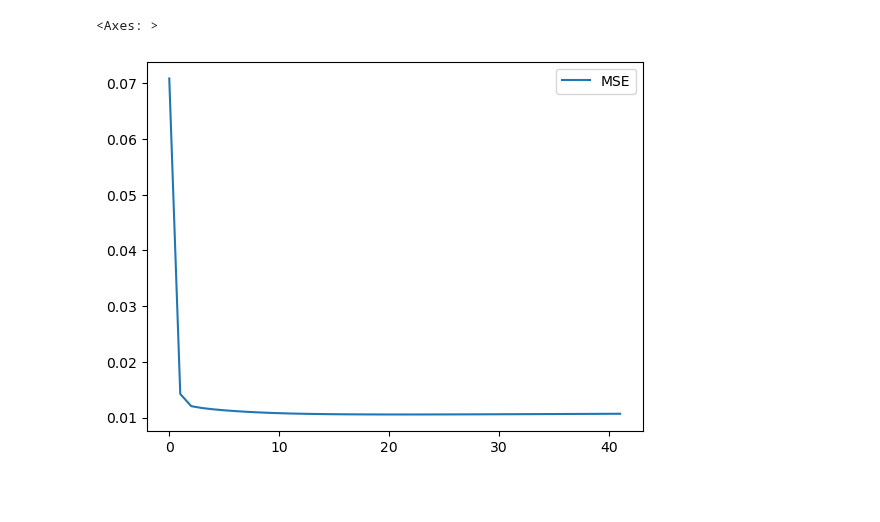
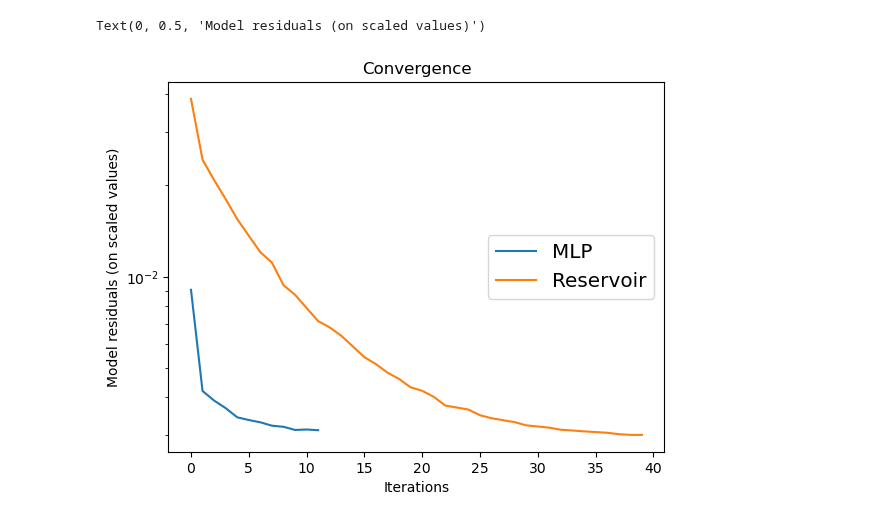
Before and after one commit to FrankwaP/subSISTM, a Jupyter notebook: models/mixedML/mixed_ml/main.ipynb, the cells around one changed output. Cells and saved outputs as stored; diff of their text form; code cells hidden in the pictures; blank space fills up the shorter version.

Commit message:
update for training

```diff
--- a/models/mixedML/mixed_ml/main.ipynb
+++ b/models/mixedML/mixed_ml/main.ipynb
@@ -16 +34,4 @@ data[all_labels_but_x8] = RobustScaler().fit_transform(data[all_labels_but_x8])
+# %%
+model_rpy = Reservoir(units=50) >> Ridge(ridge=1e-3)
+mixed_ml_rpy = MixedMLEstimator(model_rpy, recurrent_model=True)
 # %% [markdown]
@@ -18,3 +41,14 @@ data[all_labels_but_x8] = RobustScaler().fit_transform(data[all_labels_but_x8])
 # %%
 X_LABELS = ["x2_x5", "x4_x7", "x6_x8"]
 Y_LABEL = "y_mixed_obs"
+
+scaler_x = RobustScaler()
+scaler_y = RobustScaler()
+
+data_train_scaled = data_train[[SERIES, TSTEPS]].copy()
+data_train_scaled[X_LABELS] = scaler_x.fit_transform(data_train[X_LABELS])
+data_train_scaled[[Y_LABEL]] = scaler_y.fit_transform(data_train[[Y_LABEL]])
+
+data_test_scaled = data_test[[SERIES, TSTEPS]].copy()
+data_test_scaled[X_LABELS] = scaler_x.transform(data_test[X_LABELS])
+data_test_scaled[[Y_LABEL]] = scaler_y.transform(data_test[[Y_LABEL]])
@@ -43,0 +55,4 @@ data
+# %%
+results_mlp = mixed_ml_mlp.fit(data_train_scaled,
+                               n_iter_improve=2,
+                               min_ratio_improve=0.01)
@@ -44,3 +73,6 @@ data
 # %%
-??iterate_mixedml
+results_rpy = mixed_ml_rpy.fit(data_train_scaled,
+                               n_iter_improve=2,
+                               min_ratio_improve=0.01,
+                               fixed_model_options={'warmup': 5})
 # %% [output]
@@ -107,5 +96,15 @@ mixedML step #42: 1.068044e-02
 # %%
-sns.lineplot(DataFrame(results, columns=["MSE"]))
+from matplotlib.pyplot import subplots
+fig, ax = subplots()
+
+
+ax.plot(results_mlp, label='MLP')
+ax.plot(results_rpy, label='Reservoir')
+ax.legend(loc='center right', fontsize='x-large')
+ax.set_yscale('log')
+ax.set_title('Convergence')
+ax.set_xlabel('Iterations')
+ax.set_ylabel('Model residuals (on scaled values)')
 # %% [output]
-<Axes: >
+Text(0, 0.5, 'Model residuals (on scaled values)')
-[figure, old version]
+[figure, new version]
```
Also changed, not shown: parts of 15 cells of this notebook, 8 other files.
